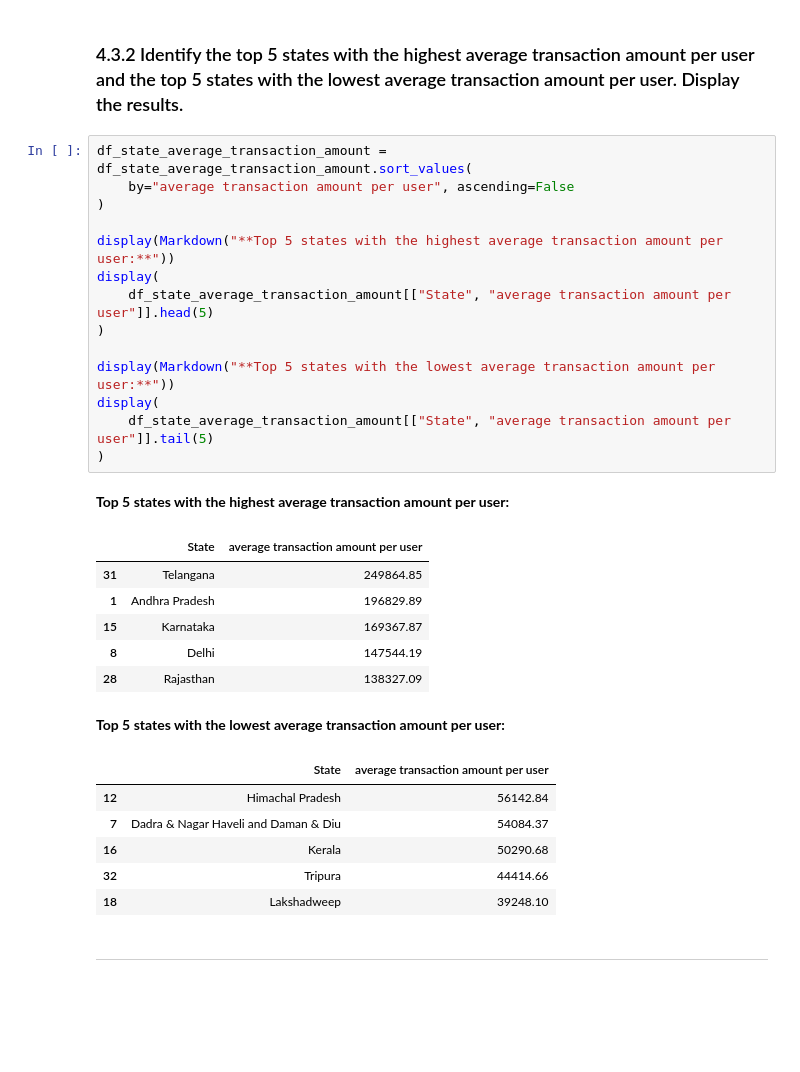
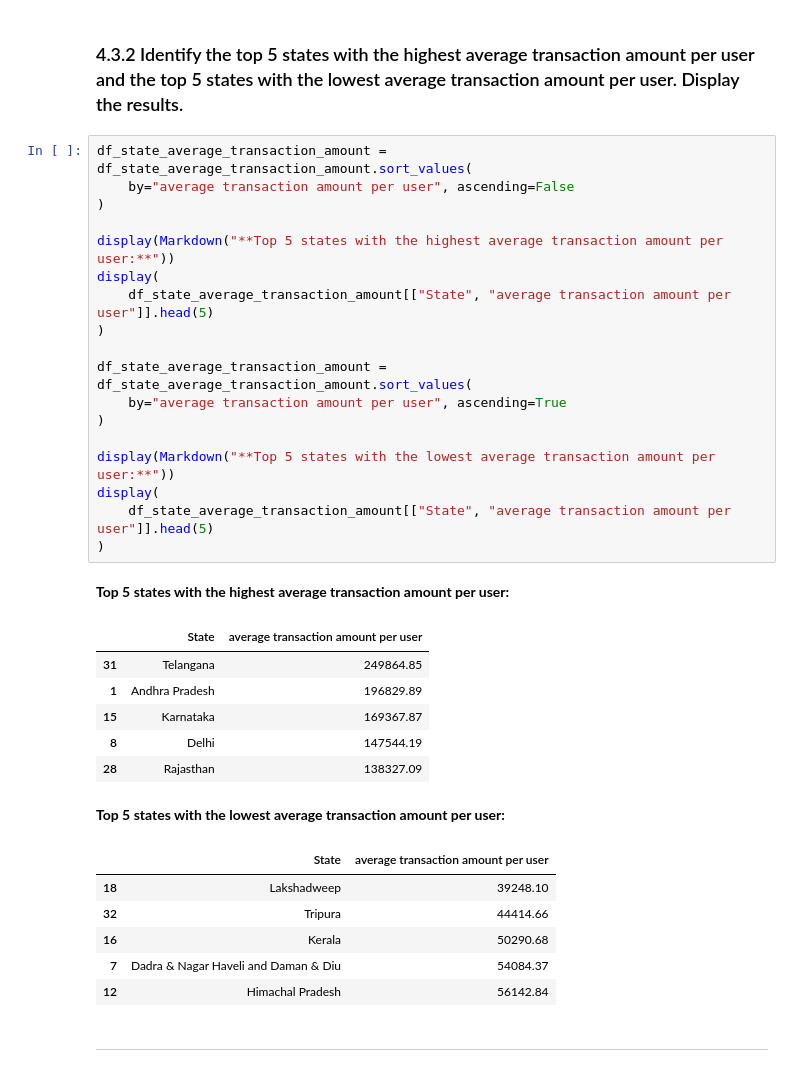
Before and after one commit to chetanchandel31/da_phone_pe, a Jupyter notebook: notebooks/01_phone_pe_analysis.ipynb, the cells around one changed output. Saved outputs shown, nothing was run; the diff lists cells and outputs as text; blank space fills up the shorter version.

```diff
--- a/notebooks/01_phone_pe_analysis.ipynb
+++ b/notebooks/01_phone_pe_analysis.ipynb
@@ -1493,31 +1497,35 @@ display(df_state_average_transaction_amount[["State", "average transaction amoun
 # %%
 df_state_average_transaction_amount = df_state_average_transaction_amount.sort_values(
     by="average transaction amount per user", ascending=False
 )
 
 display(Markdown("**Top 5 states with the highest average transaction amount per user:**"))
 display(
     df_state_average_transaction_amount[["State", "average transaction amount per user"]].head(5)
 )
 
+df_state_average_transaction_amount = df_state_average_transaction_amount.sort_values(
+    by="average transaction amount per user", ascending=True
+)
+
 display(Markdown("**Top 5 states with the lowest average transaction amount per user:**"))
 display(
-    df_state_average_transaction_amount[["State", "average transaction amount per user"]].tail(5)
+    df_state_average_transaction_amount[["State", "average transaction amount per user"]].head(5)
 )
 # %% [output]
 **Top 5 states with the highest average transaction amount per user:**
 |  | State | average transaction amount per user |
 | 31 | Telangana | 249864.85 |
 | 1 | Andhra Pradesh | 196829.89 |
 | 15 | Karnataka | 169367.87 |
 | 8 | Delhi | 147544.19 |
 | 28 | Rajasthan | 138327.09 |
 **Top 5 states with the lowest average transaction amount per user:**
 |  | State | average transaction amount per user |
+| 18 | Lakshadweep | 39248.10 |
+| 32 | Tripura | 44414.66 |
+| 16 | Kerala | 50290.68 |
+| 7 | Dadra & Nagar Haveli and Daman & Diu | 54084.37 |
 | 12 | Himachal Pradesh | 56142.84 |
-| 7 | Dadra & Nagar Haveli and Daman & Diu | 54084.37 |
-| 16 | Kerala | 50290.68 |
-| 32 | Tripura | 44414.66 |
-| 18 | Lakshadweep | 39248.10 |
 # %% [markdown]
 ---
```
Also changed, not shown: parts of 22 cells of this notebook.
